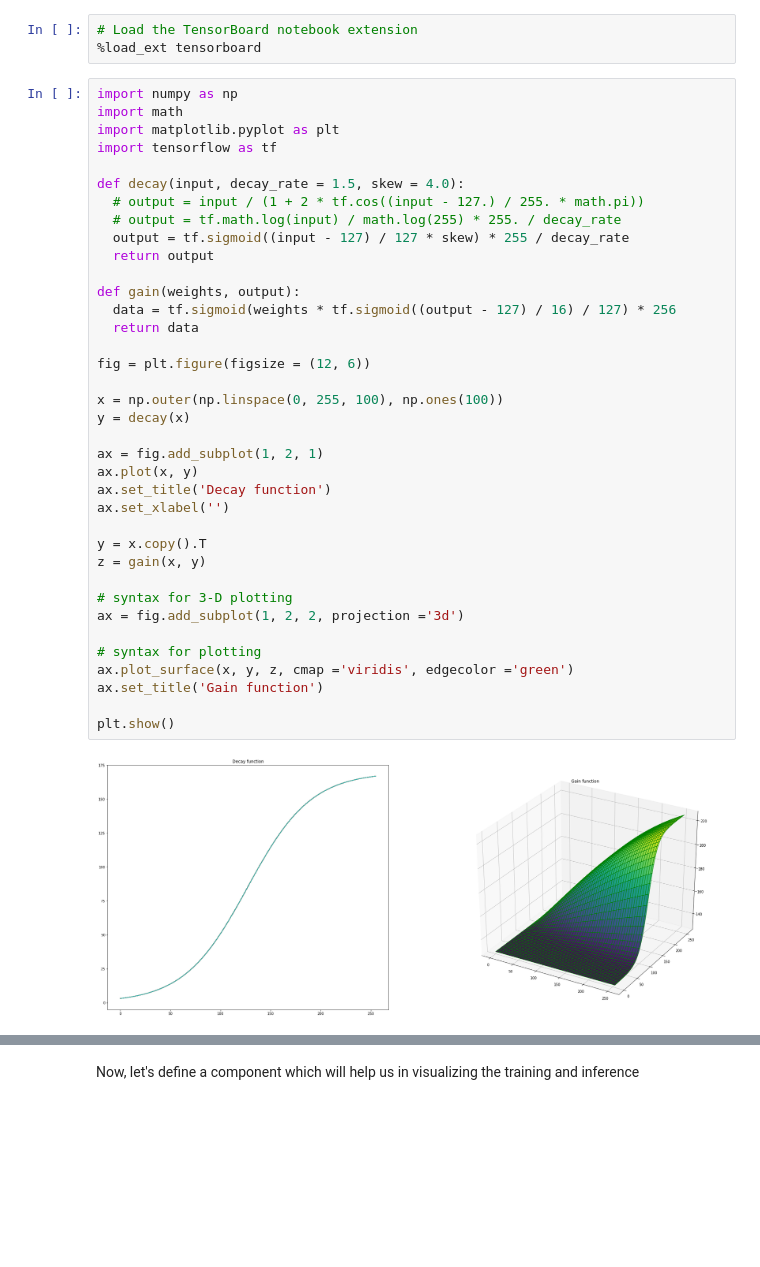
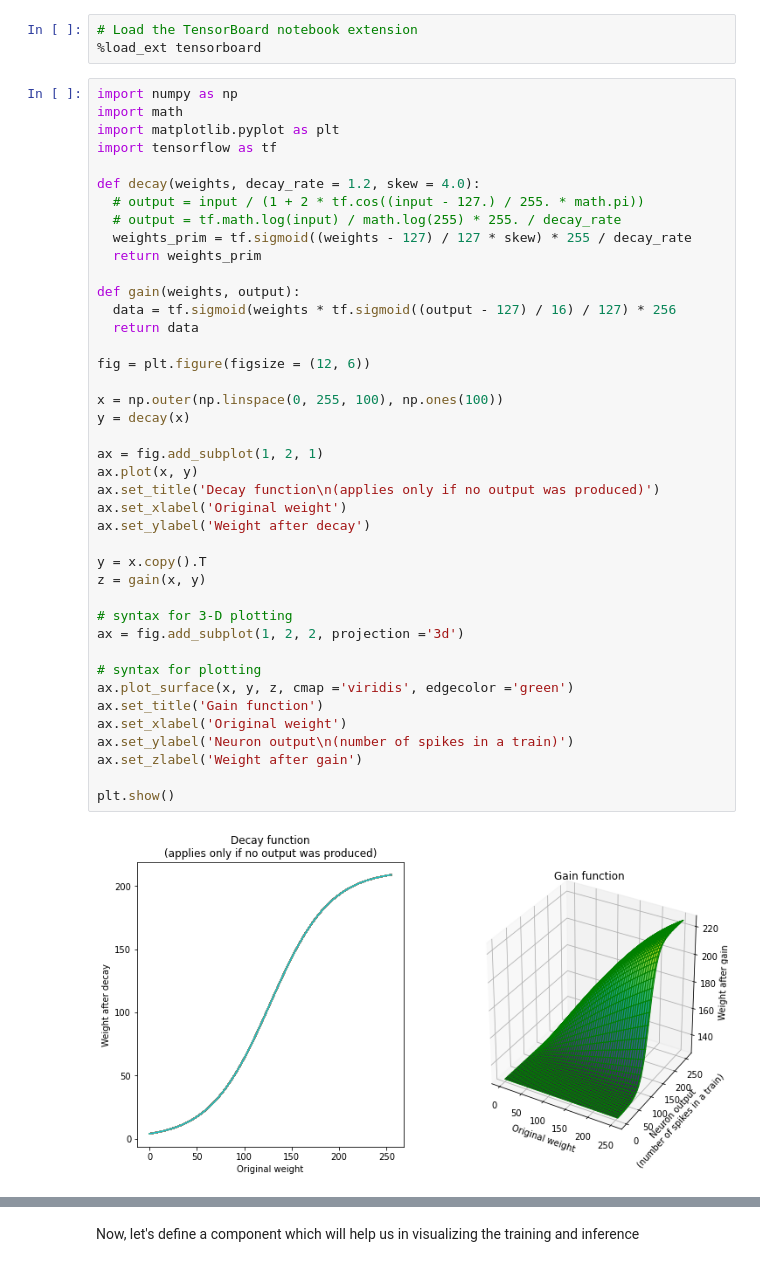
Before and after one commit to bicalabs/CogNN, a Jupyter notebook: CogNN.ipynb, the cells around one changed output, grey strips where cells are left out. Drawn from its saved outputs; the diff is of its cells as text; blank space fills up the shorter version.

```diff
--- a/CogNN.ipynb
+++ b/CogNN.ipynb
@@ -35,36 +45,40 @@ import math
 import matplotlib.pyplot as plt
 import tensorflow as tf
 
-def decay(input, decay_rate = 1.5, skew = 4.0):
+def decay(weights, decay_rate = 1.2, skew = 4.0):
   # output = input / (1 + 2 * tf.cos((input - 127.) / 255. * math.pi))
   # output = tf.math.log(input) / math.log(255) * 255. / decay_rate
-  output = tf.sigmoid((input - 127) / 127 * skew) * 255 / decay_rate
-  return output
+  weights_prim = tf.sigmoid((weights - 127) / 127 * skew) * 255 / decay_rate
+  return weights_prim
 
 def gain(weights, output):
   data = tf.sigmoid(weights * tf.sigmoid((output - 127) / 16) / 127) * 256
   return data
 
 fig = plt.figure(figsize = (12, 6))
 
 x = np.outer(np.linspace(0, 255, 100), np.ones(100))
 y = decay(x)
 
 ax = fig.add_subplot(1, 2, 1)
 ax.plot(x, y)
-ax.set_title('Decay function')
-ax.set_xlabel('')
+ax.set_title('Decay function\n(applies only if no output was produced)')
+ax.set_xlabel('Original weight')
+ax.set_ylabel('Weight after decay')
 
 y = x.copy().T
 z = gain(x, y)
 
 # syntax for 3-D plotting
 ax = fig.add_subplot(1, 2, 2, projection ='3d')
 
 # syntax for plotting
 ax.plot_surface(x, y, z, cmap ='viridis', edgecolor ='green')
 ax.set_title('Gain function')
+ax.set_xlabel('Original weight')
+ax.set_ylabel('Neuron output\n(number of spikes in a train)')
+ax.set_zlabel('Weight after gain')
 
 plt.show()
 # %% [output]
-[figure, old version]
+[figure, new version]
```
Also changed, not shown: parts of 16 cells of this notebook.
